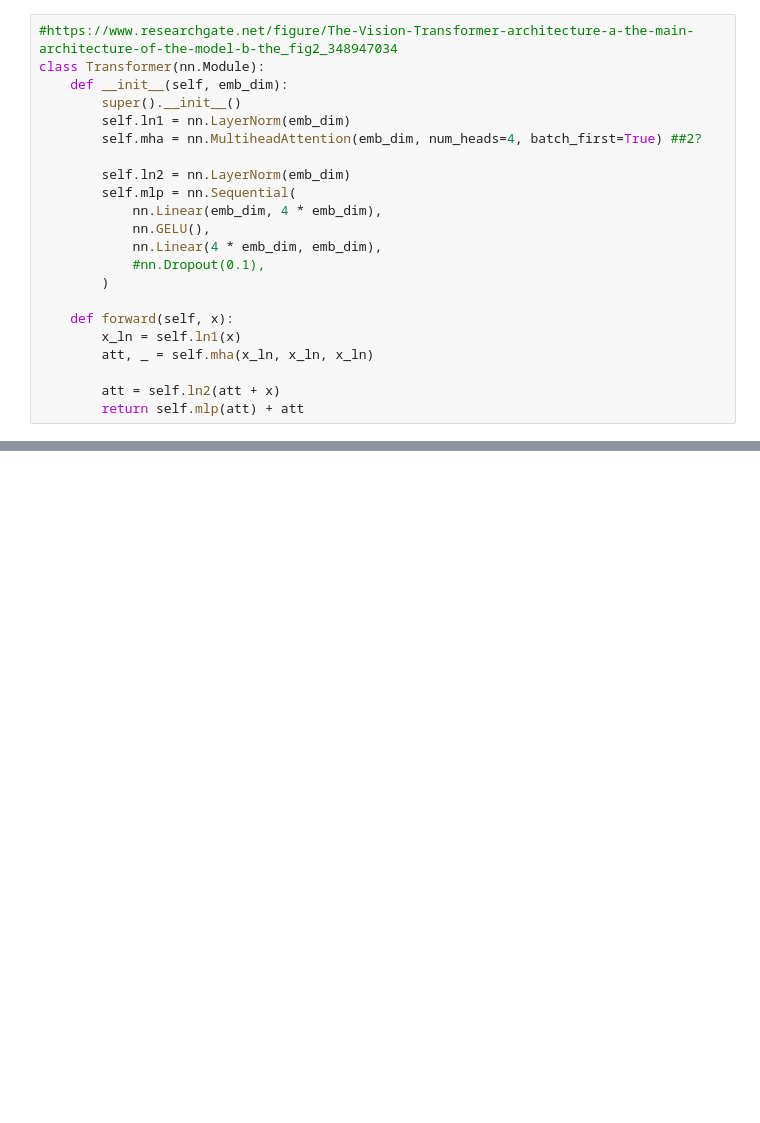
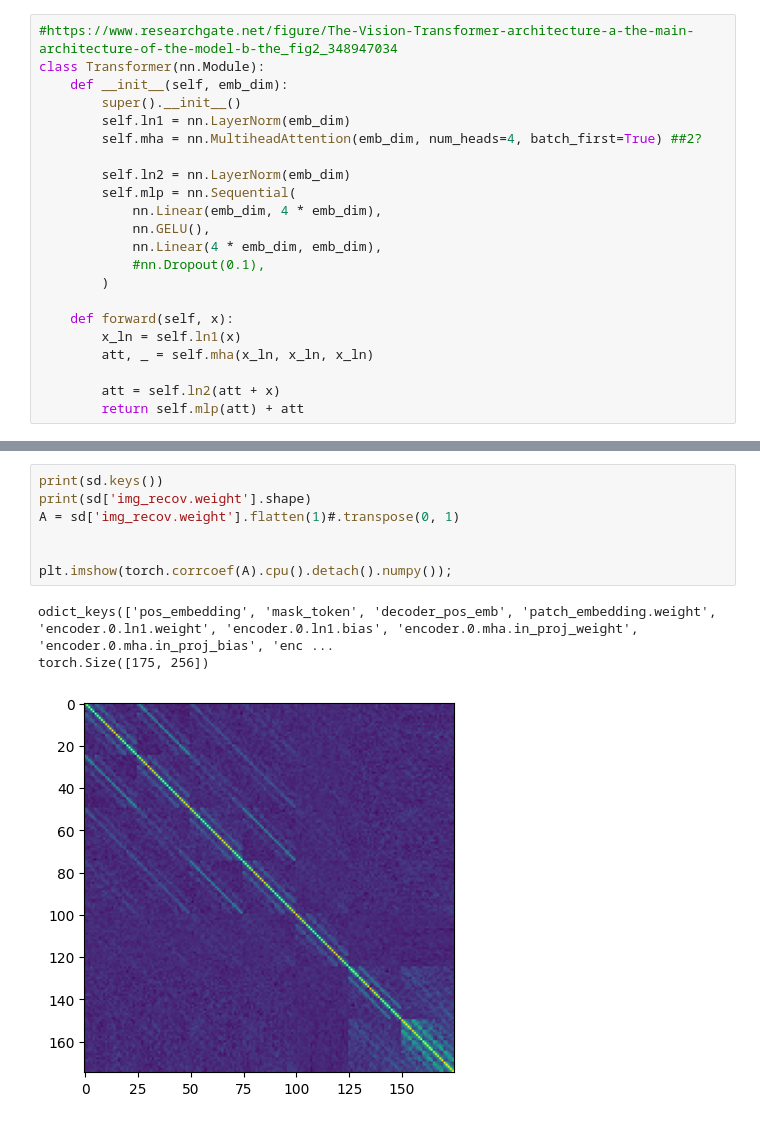
Before and after one commit to danilolc/deforestation-segmentation, a Jupyter notebook: 9 MAE.ipynb, the cells around one changed output, grey strips where cells are left out. Drawn from its saved outputs; the diff is of its cells as text; blank space fills up the shorter version.

```diff
--- a/9 MAE.ipynb
+++ b/9 MAE.ipynb
@@ -146,0 +169,11 @@ model = MyMAE(10, 85, 5, 256)
+# %%
+print(sd.keys())
+print(sd['img_recov.weight'].shape)
+A = sd['img_recov.weight'].flatten(1)#.transpose(0, 1)
+
+
+plt.imshow(torch.corrcoef(A).cpu().detach().numpy());
+# %% [output]
+odict_keys(['pos_embedding', 'mask_token', 'decoder_pos_emb', 'patch_embedding.weight', 'encoder.0.ln1.weight', 'encoder.0.ln1.bias', 'encoder.0.mha.in_proj_weight', 'encoder.0.mha.in_proj_bias', 'enc ...
+torch.Size([175, 256])
+[figure, added]
```
Also changed, not shown: parts of 11 cells of this notebook, 2 other files.
